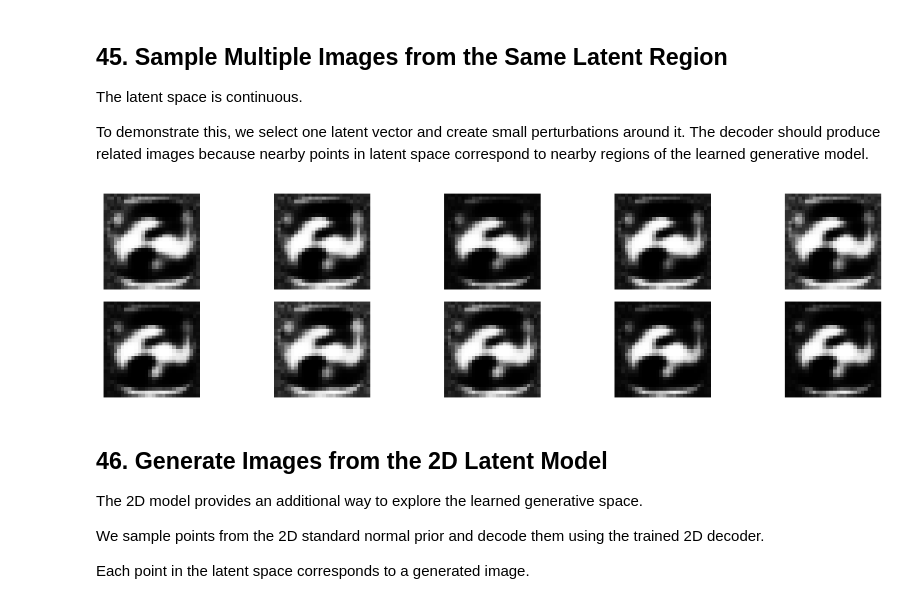
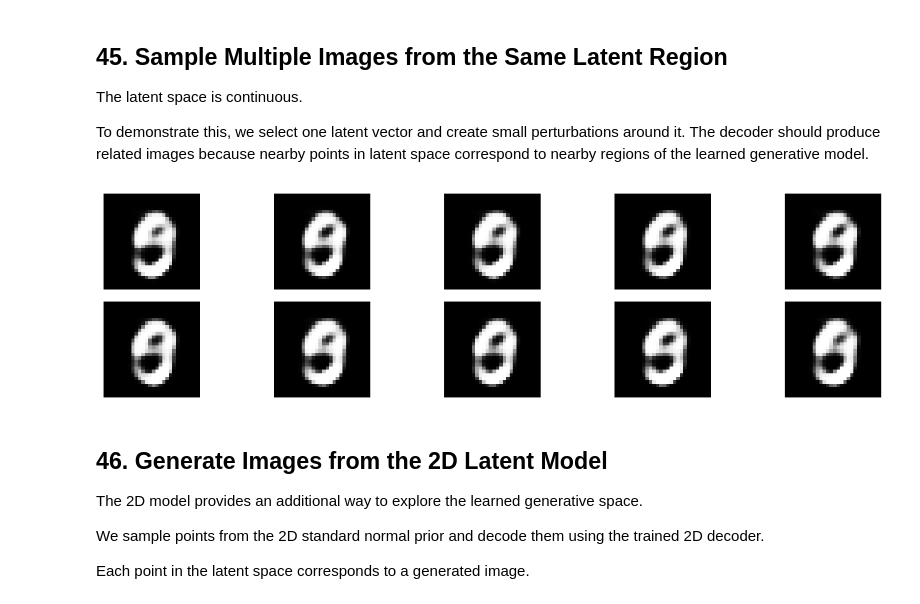
Before and after one commit to ArwaSaluji01/Auto-Encoding-Variational-Bayes, a Jupyter notebook: src/Auto_Encoding_Variational_Bayes.ipynb, the cells around one changed output. Cells and saved outputs as stored; diff of their text form; code cells hidden in the pictures.

```diff
--- a/src/Auto_Encoding_Variational_Bayes.ipynb
+++ b/src/Auto_Encoding_Variational_Bayes.ipynb
@@ -381,8 +408,7 @@ decoder = tf.keras.Sequential([
         activation="tanh"
     ),
     tf.keras.layers.Dense(
-        INPUT_DIM,
-        activation="sigmoid"
+        INPUT_DIM
     )
 ])
 
@@ -858,18 +977,22 @@ for i in range(n):
 
     # Original
     plt.subplot(2, n, i + 1)
+
     plt.imshow(
         x_test_batch[i].numpy().reshape(28, 28),
         cmap="gray"
     )
+
     plt.axis("off")
 
-    # Reconstruction
+    # Correct reconstruction of the SAME batch
     plt.subplot(2, n, n + i + 1)
+
     plt.imshow(
-        x_reconstructed[i].numpy().reshape(28, 28),
+        x_test_reconstruction[i].numpy().reshape(28, 28),
         cmap="gray"
     )
+
     plt.axis("off")
 
 plt.tight_layout()
@@ -979,13 +1655,16 @@ It uses the same architecture as the original decoder.
 # %%
 decoder_2d = tf.keras.Sequential([
-    tf.keras.layers.Input(shape=(LATENT_DIM_2D,)),
+    tf.keras.layers.Input(
+        shape=(LATENT_DIM_2D,)
+    ),
+
     tf.keras.layers.Dense(
         HIDDEN_DIM,
         activation="tanh"
     ),
+
     tf.keras.layers.Dense(
-        INPUT_DIM,
-        activation="sigmoid"
+        INPUT_DIM
     )
 ])
 
@@ -1205,12 +1928,19 @@ The randomly sampled latent vectors are passed directly to the trained decoder.
 
 The decoder converts each latent vector into 784 Bernoulli probabilities representing a generated MNIST image.
 # %%
-generated_images = decoder(
+generated_logits = decoder(
     z_random,
     training=False
 )
 
-print("Generated images shape:", generated_images.shape)
+generated_images = tf.sigmoid(
+    generated_logits
+)
+
+print(
+    "Generated images shape:",
+    generated_images.shape
+)
 # %% [output]
 Generated images shape: (20, 784)
 # %% [markdown]
@@ -1248,35 +1978,40 @@ z_center = tf.random.normal(
     shape=(1, LATENT_DIM)
 )
 
 # Add small perturbations
 noise = tf.random.normal(
     shape=(10, LATENT_DIM),
     stddev=0.15
 )
 
 z_nearby = z_center + noise
 
-nearby_images = decoder(
+nearby_logits = decoder(
     z_nearby,
     training=False
+)
+
+nearby_images = tf.sigmoid(
+    nearby_logits
 )
 
 plt.figure(figsize=(12, 3))
 
 for i in range(10):
+
     plt.subplot(2, 5, i + 1)
 
     plt.imshow(
         nearby_images[i].numpy().reshape(28, 28),
         cmap="gray"
     )
 
     plt.axis("off")
 
 plt.tight_layout()
 plt.show()
 # %% [output]
-[figure, old version]
+[figure, new version]
 # %% [markdown]
 ## 46. Generate Images from the 2D Latent Model
 
```
Also changed, not shown: parts of 97 cells of this notebook.
